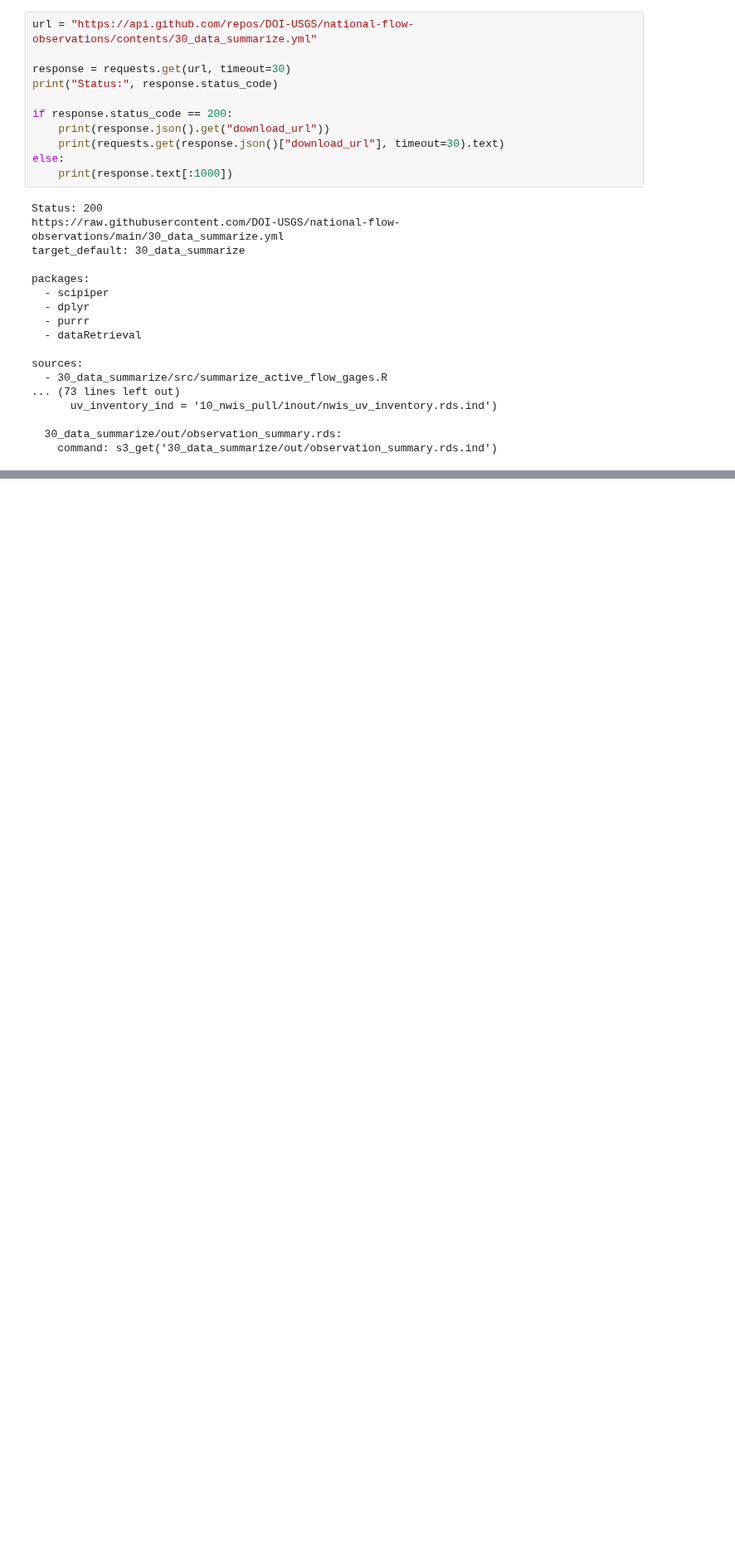
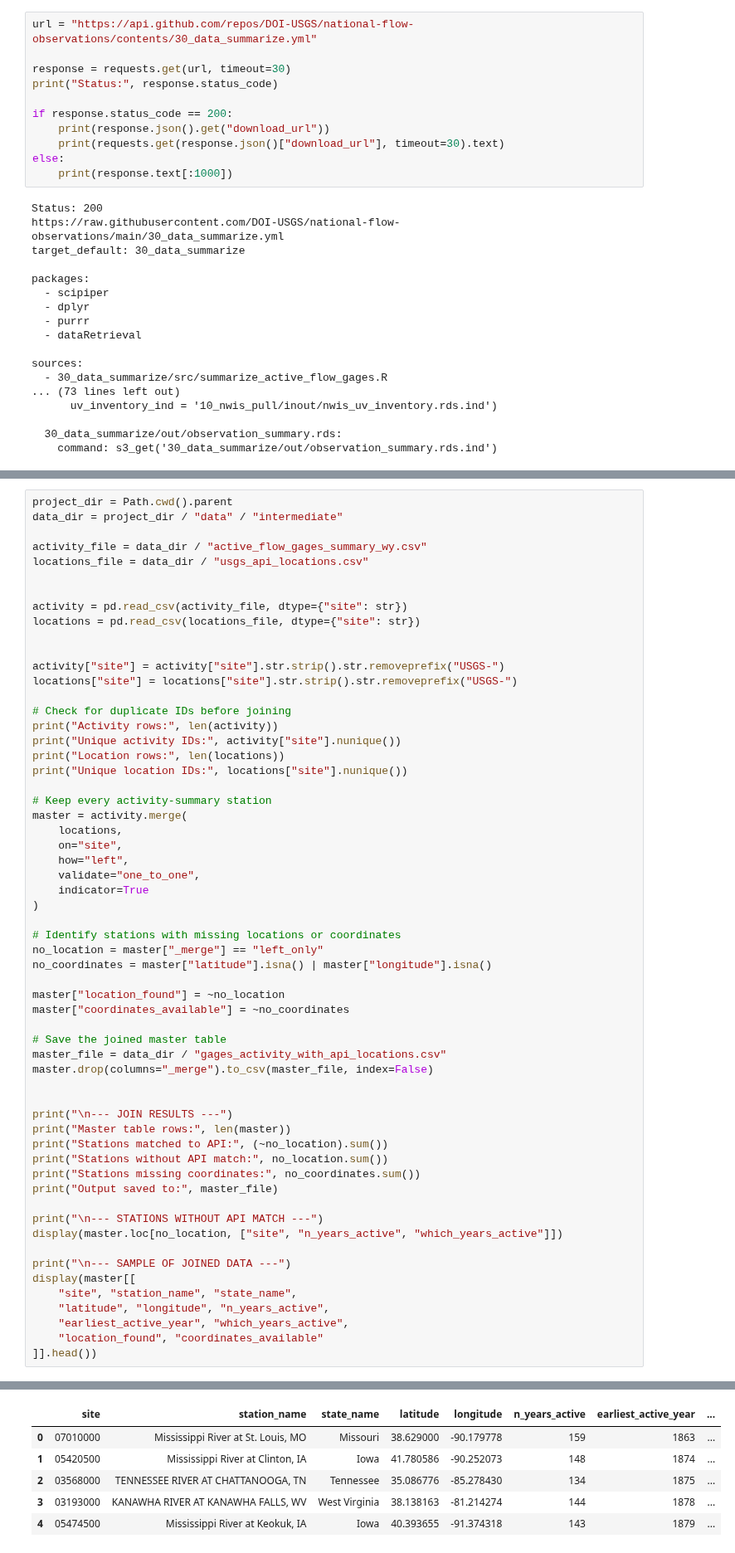
Before and after one commit to SophiaMeyers/USGS-Gages-Research, a Jupyter notebook: notebooks/261021-01_explore_usgs_gages.ipynb, the cells around one changed output, grey strips where cells are left out. Shown at 83% size. Saved outputs shown, nothing was run; the diff lists cells and outputs as text; blank space fills up the shorter version.

Commit message:
Added summary gages .rd and made csv then added water usgs api location csv and joined them

```diff
--- a/notebooks/261021-01_explore_usgs_gages.ipynb
+++ b/notebooks/261021-01_explore_usgs_gages.ipynb
@@ -70,0 +571,60 @@ WARNING conda.conda_pypi.main:notify_externally_managed_future(156):
+# %%
+project_dir = Path.cwd().parent
+data_dir = project_dir / "data" / "intermediate"
+
+activity_file = data_dir / "active_flow_gages_summary_wy.csv"
+locations_file = data_dir / "usgs_api_locations.csv"
+
+
+activity = pd.read_csv(activity_file, dtype={"site": str})
+locations = pd.read_csv(locations_file, dtype={"site": str})
+
+
+activity["site"] = activity["site"].str.strip().str.removeprefix("USGS-")
+locations["site"] = locations["site"].str.strip().str.removeprefix("USGS-")
+
+# Check for duplicate IDs before joining
+print("Activity rows:", len(activity))
+print("Unique activity IDs:", activity["site"].nunique())
+print("Location rows:", len(locations))
+print("Unique location IDs:", locations["site"].nunique())
+
+# Keep every activity-summary station
+master = activity.merge(
+    locations,
+    on="site",
+    how="left",
+    validate="one_to_one",
+    indicator=True
+)
+
+# Identify stations with missing locations or coordinates
+no_location = master["_merge"] == "left_only"
+no_coordinates = master["latitude"].isna() | master["longitude"].isna()
+
+master["location_found"] = ~no_location
+master["coordinates_available"] = ~no_coordinates
+
+# Save the joined master table
+master_file = data_dir / "gages_activity_with_api_locations.csv"
+master.drop(columns="_merge").to_csv(master_file, index=False)
+
+
+print("\n--- JOIN RESULTS ---")
+print("Master table rows:", len(master))
+print("Stations matched to API:", (~no_location).sum())
+print("Stations without API match:", no_location.sum())
+print("Stations missing coordinates:", no_coordinates.sum())
+print("Output saved to:", master_file)
+
+print("\n--- STATIONS WITHOUT API MATCH ---")
+display(master.loc[no_location, ["site", "n_years_active", "which_years_active"]])
+
+print("\n--- SAMPLE OF JOINED DATA ---")
+display(master[[
+    "site", "station_name", "state_name",
+    "latitude", "longitude", "n_years_active",
+    "earliest_active_year", "which_years_active",
+    "location_found", "coordinates_available"
+]].head())
+# %% [output]
@@ -70,0 +647,6 @@ WARNING conda.conda_pypi.main:notify_externally_managed_future(156):
+|  | site | station_name | state_name | latitude | longitude | n_years_active | earliest_active_year | ... |
+| 0 | 07010000 | Mississippi River at St. Louis, MO | Missouri | 38.629000 | -90.179778 | 159 | 1863 | ... |
+| 1 | 05420500 | Mississippi River at Clinton, IA | Iowa | 41.780586 | -90.252073 | 148 | 1874 | ... |
+| 2 | 03568000 | TENNESSEE RIVER AT CHATTANOOGA, TN | Tennessee | 35.086776 | -85.278430 | 134 | 1875 | ... |
+| 3 | 03193000 | KANAWHA RIVER AT KANAWHA FALLS, WV | West Virginia | 38.138163 | -81.214274 | 144 | 1878 | ... |
+| 4 | 05474500 | Mississippi River at Keokuk, IA | Iowa | 40.393655 | -91.374318 | 143 | 1879 | ... |
```
Also changed, not shown: parts of 20 cells of this notebook, 7 other files.
